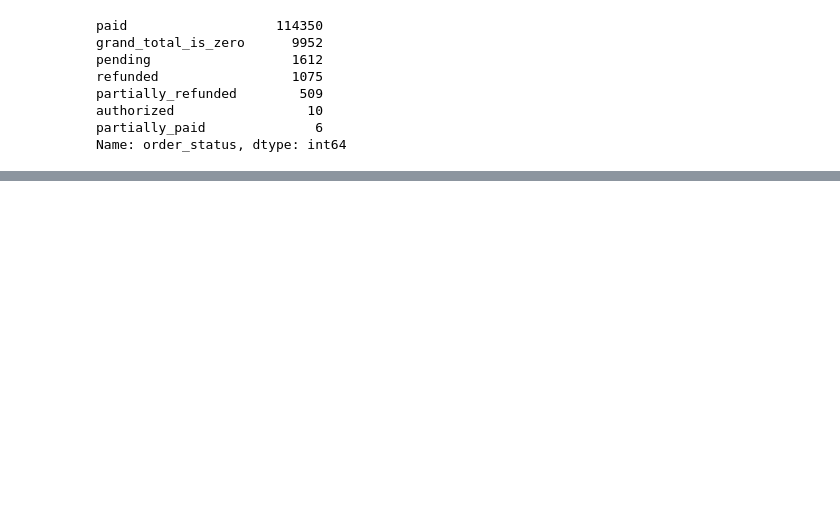
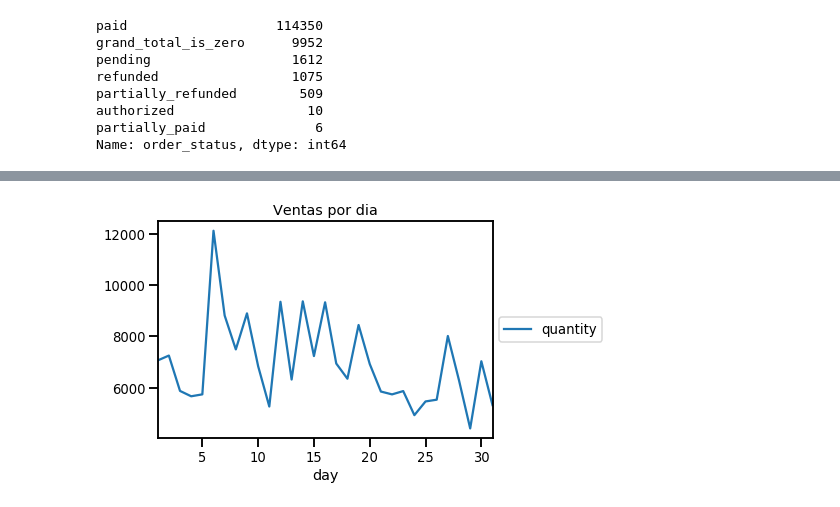
Before and after one commit to AgustinVelurtas/grupo13_clusterai, a Jupyter notebook: tp_grupo13.ipynb, the cells around one changed output, grey strips where cells are left out. Drawn from its saved outputs; the diff is of its cells as text; code cells hidden in the pictures; blank space fills up the shorter version.

```diff
--- a/tp_grupo13.ipynb
+++ b/tp_grupo13.ipynb
@@ -309,3 +323,9 @@ array(['Grupo Modelo', 'Patagonia Brewing Co.', 'Corona', 'Stella Artois',
 ##row_created_at
 #order_status_type
 #customer_spk
+# %%
+tp_f.order_date = pd.to_datetime(tp_f.order_date)
+tp_f['year'] = tp_f.order_date.dt.year
+tp_f['month'] = tp_f.order_date.dt.month
+tp_f['day'] = tp_f.order_date.dt.day
+tp_f.head()
@@ -311,0 +340,3 @@ array(['Grupo Modelo', 'Patagonia Brewing Co.', 'Corona', 'Stella Artois',
+# %%
+tp_h = tp_f.drop(['unit_gross_revenue_usd', 'source_system_order_id', 'rate_local_do_usd', 'order_days_after_first_order', 'unit_price_charged_usd', 'unit_discount_usd', 'customer_first_order_date', 'unit_delivery_charged_usd', 'unit_net_revenue_usd', 'row_created_at', 'sku', 'date_created'], axis=1)
+tp_h.head()
@@ -311,0 +460,12 @@ array(['Grupo Modelo', 'Patagonia Brewing Co.', 'Corona', 'Stella Artois',
+# %%
+#Hago 3 datasets que agrupen por año, mes y día c/u, así podemos ver la variación, Quedaría mejor con barras
+tp_by_year = tp_h.groupby(['year']).sum()
+tp_by_month = tp_h.groupby(['month']).sum()
+tp_by_day = tp_h.groupby(['day']).sum()
+# %%
+sns.set_context("talk", font_scale=0.8)
+tp_by_day[('quantity')].plot(title = "Ventas por dia" )
+plt.legend(loc='center left', bbox_to_anchor=(1, 0.5))
+plt.show()
+# %% [output]
+[figure, added]
```
Also changed, not shown: parts of 35 cells of this notebook.
